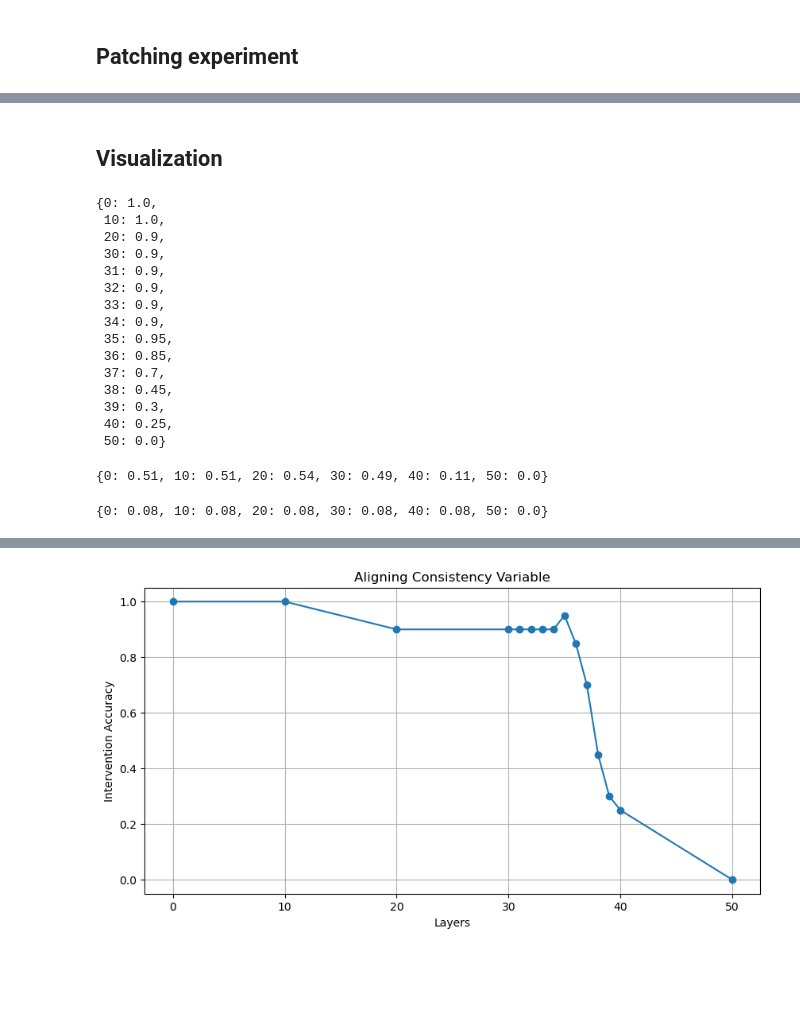
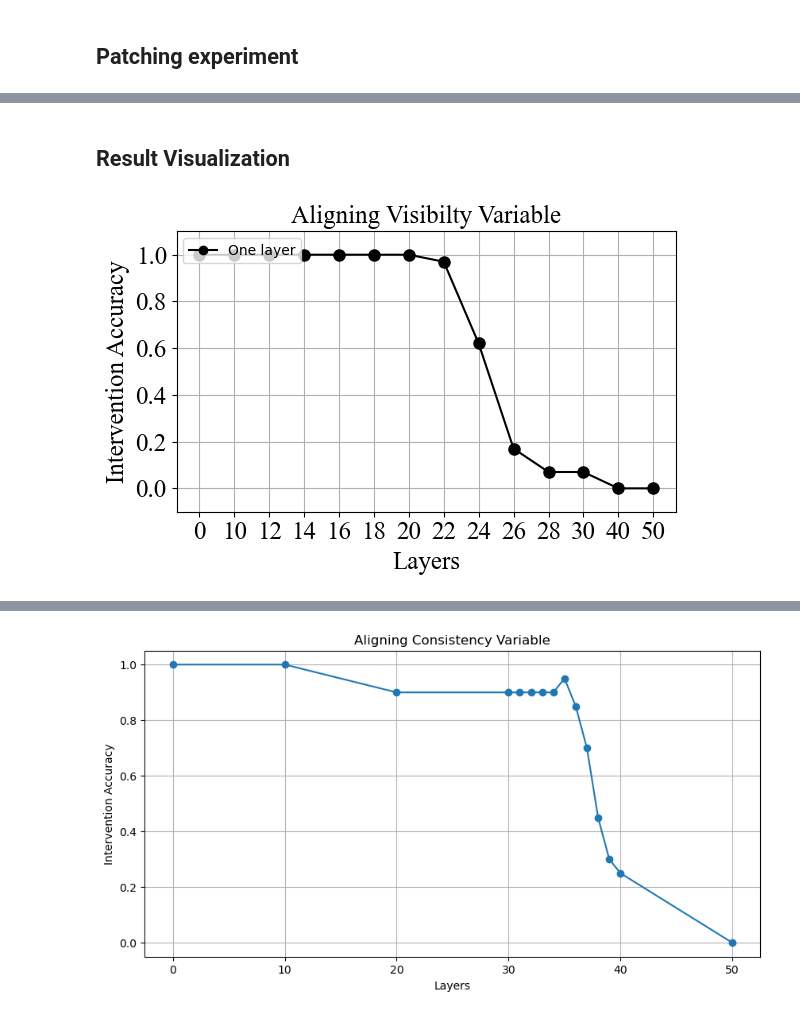
Before and after one commit to umango101/belief_tracking, a Jupyter notebook: notebooks/visibility.ipynb, the cells around one changed output, grey strips where cells are left out. Drawn from its saved outputs; the diff is of its cells as text; code cells hidden in the pictures; blank space fills up the shorter version.

```diff
--- a/notebooks/visibility.ipynb
+++ b/notebooks/visibility.ipynb
@@ -1946,8 +1842,16 @@ Clean: unknown | Corrupt: bourbon
 # %% [markdown]
 ## Patching experiment
+# %%
+visibility_sent = [i for i in range(129, 152)]
+content_sent = [i for i in range(152, 167)]
+query_sent = [-5, -4, -8, -7]
 # %%
-clean_prompt = dataset[0]['corrupt_prompt']
+corrupt_prompt = dataset[0]['corrupt_prompt']
+clean_prompt = dataset[0]['clean_prompt']
+input_tokens = model.tokenizer(corrupt_prompt, return_tensors="pt").input_ids
+print(model.tokenizer.decode(input_tokens[0][visibility_sent]))
+
 input_tokens = model.tokenizer(clean_prompt, return_tensors="pt").input_ids
-print(model.tokenizer.decode(input_tokens[0][167:177]))
+print(model.tokenizer.decode(input_tokens[0][visibility_sent]))
 # print(model.tokenizer.decode(input_tokens[0][-8]), model.tokenizer.decode(input_tokens[0][-5]))
 # %% [output]
@@ -1955,4 +1859,0 @@ Question: What does Heidi believe the pint contains?
-# %%
-visibility_sent = [i for i in range(116, 139)]
-content_sent = [i for i in range(139, 167)]
-query_sent = [-5, -4, -8, -7]
@@ -2017,0 +1917,4 @@ torch.Size([16384])
+# %%
+# Sort accs_visibility by key
+accs_visibility_2 = dict(sorted(accs_visibility_2.items()))
+accs_visibility_2
@@ -2018,57 +1936,34 @@ torch.Size([16384])
 # %% [markdown]
-## Visualization
+## Result Visualization
-# %%
-# Sort accs_visibility by key
-accs_visibility = dict(sorted(accs_visibility.items()))
-accs_visibility
-# %% [output]
-{0: 1.0,
- 10: 1.0,
- 20: 0.9,
- 30: 0.9,
- 31: 0.9,
- 32: 0.9,
- 33: 0.9,
- 34: 0.9,
- 35: 0.95,
- 36: 0.85,
- 37: 0.7,
- 38: 0.45,
- 39: 0.3,
- 40: 0.25,
- 50: 0.0}
-# %%
-accs_visibility_fixed_content
-# %% [output]
-{0: 0.51, 10: 0.51, 20: 0.54, 30: 0.49, 40: 0.11, 50: 0.0}
-# %%
-accs_visibility_fixed_query
-# %% [output]
-{0: 0.08, 10: 0.08, 20: 0.08, 30: 0.08, 40: 0.08, 50: 0.0}
 # %%
 stories = [
+    {
+        "story": dataset[0]["clean_story"],
+        "question": dataset[0]["clean_question"],
+        "answer": dataset[0]["clean_ans"],
+    },
     {
         "story": dataset[0]["corrupt_story"],
         "question": dataset[0]["corrupt_question"],
         "answer": dataset[0]["corrupt_ans"],
-    },
-    {
-        "story": dataset[0]["clean_story"],
-        "question": dataset[0]["clean_question"],
-        "answer": dataset[0]["clean_ans"],
     }
 ]
 
 # arrows = [{'start': token_pos_coords['e1_query_charac'], 'end': token_pos_coords['e2_query_charac'], 'color': 'red'}]
 
 plot_data = {
-    "labels": accs_visibility_fixed_query.keys(),
-    "acc_one_layer": accs_visibility_fixed_query.values(),
-    "title": "Aligning Consistency Variable",
+    "labels": accs_visibility_2.keys(),
+    "acc_one_layer": accs_visibility_2.values(),
+    "title": "Aligning Visibilty Variable",
     "x_label": "Layers",
     "y_label": "Intervention Accuracy",
 }
 
 all_characters = list(set(dataset[idx]['clean_characters'] + dataset[idx]['corrupt_characters']))
 all_objects = list(set(dataset[idx]['clean_objects'] + dataset[idx]['corrupt_objects']))
 all_states = list(set(dataset[idx]['clean_states'] + dataset[idx]['corrupt_states']))
+
+generator = StoryGenerator(characters=all_characters, objects=all_objects, states=all_states, stories=stories, target="unknown", arrows=[], plot_data=plot_data)
+generator.save_html(filename="../plots/experiments/visibility_llama_70b_2.html")
+# %% [output]
+[figure, added]
```
Also changed, not shown: parts of 20 cells of this notebook, 5 other files.
